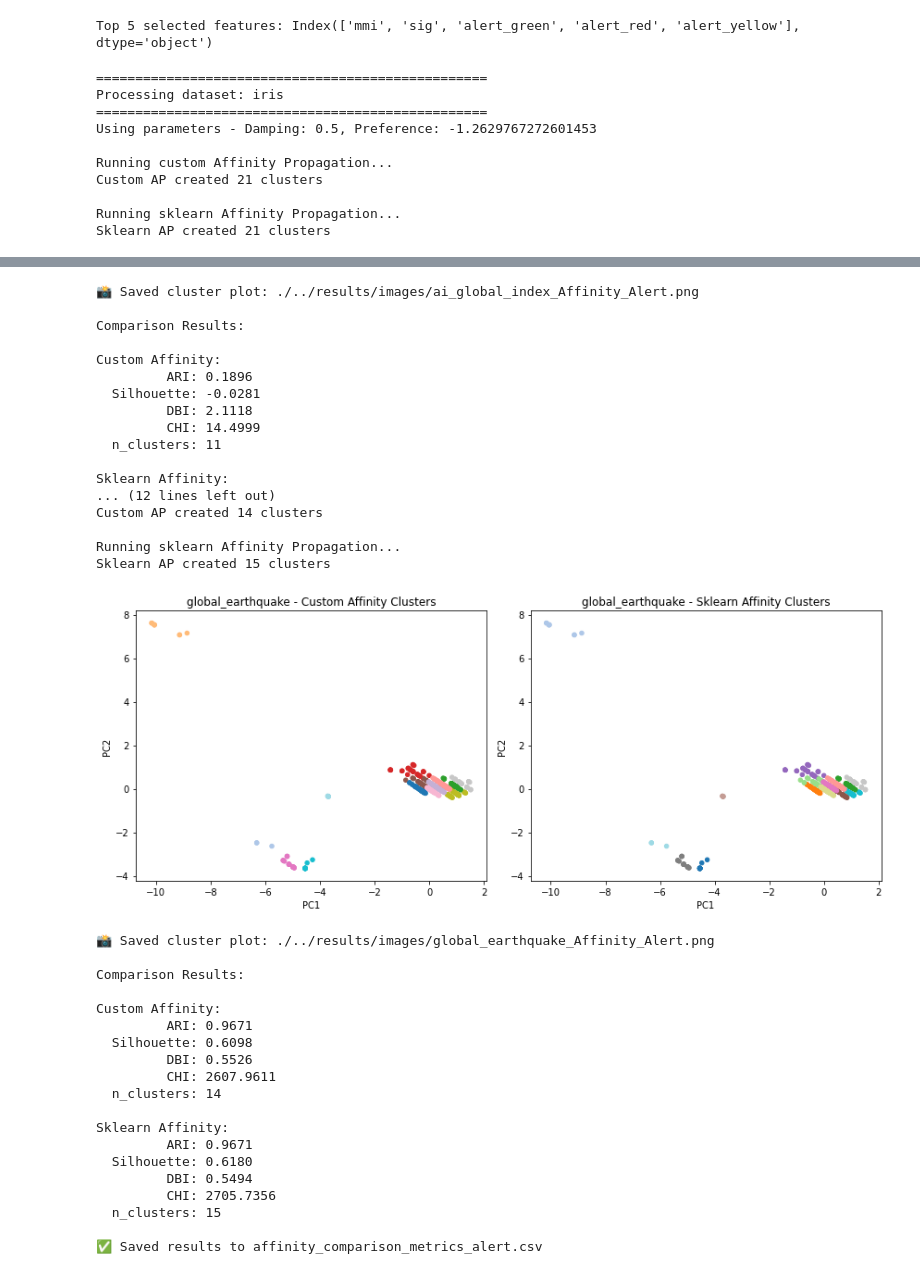
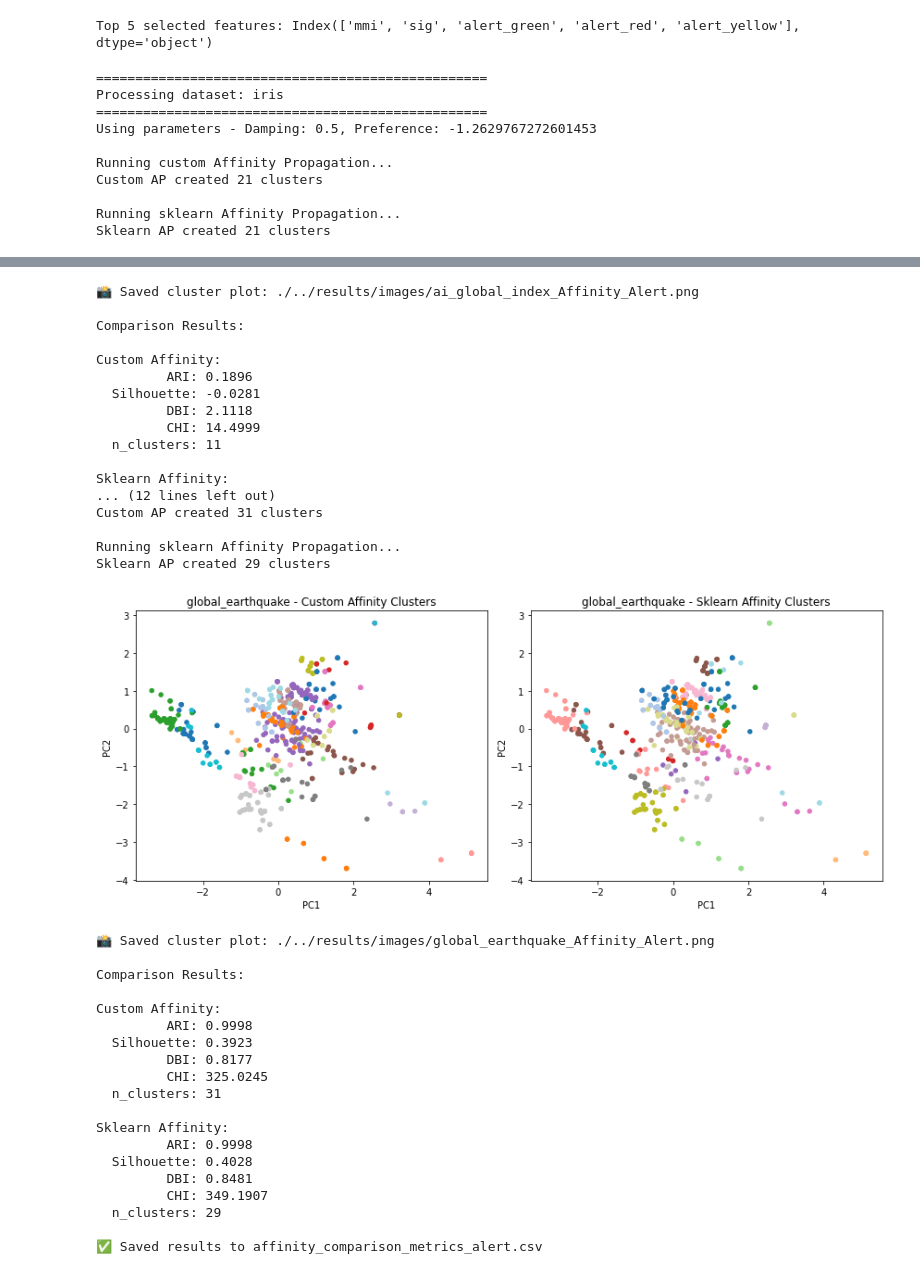
Before and after one commit to gideonpeters/comp6651-project, a Jupyter notebook: scripts/06-newaffinity.ipynb, the cells around one changed output, grey strips where cells are left out. Cells and saved outputs as stored; diff of their text form; code cells hidden in the pictures.

```diff
--- a/scripts/06-newaffinity.ipynb
+++ b/scripts/06-newaffinity.ipynb
@@ -581,6 +618,7 @@ print("Top 5 selected features:", selected_features)
 # %% [output]
 Top 5 selected features: Index(['mmi', 'sig', 'alert_green', 'alert_red', 'alert_yellow'], dtype='object')
 # %%
+selected_features = ['sig', 'longitude', 'latitude', 'dmin', 'magnitude']
 X_reduced = X[selected_features]
 X_reduced_scaled = StandardScaler().fit_transform(X_reduced)
 
@@ -774,52 +812,52 @@ Comparison Results:
 
 Custom Affinity:
          ARI: 1.0000
   Silhouette: 0.3440
          DBI: 0.7983
          CHI: 161.5491
   n_clusters: 21
 
 Sklearn Affinity:
 ... (13 lines left out)
 Custom AP created 11 clusters
 
 Running sklearn Affinity Propagation...
 Sklearn AP created 2 clusters
 [figure]
 📸 Saved cluster plot: ./../results/images/ai_global_index_Affinity_Alert.png
 
 Comparison Results:
 
 Custom Affinity:
          ARI: 0.1896
   Silhouette: -0.0281
          DBI: 2.1118
          CHI: 14.4999
   n_clusters: 11
 
 Sklearn Affinity:
 ... (12 lines left out)
-Custom AP created 14 clusters
+Custom AP created 31 clusters
 
 Running sklearn Affinity Propagation...
-Sklearn AP created 15 clusters
+Sklearn AP created 29 clusters
-[figure, old version]
+[figure, new version]
 📸 Saved cluster plot: ./../results/images/global_earthquake_Affinity_Alert.png
 
 Comparison Results:
 
 Custom Affinity:
-         ARI: 0.9671
-  Silhouette: 0.6098
-         DBI: 0.5526
-         CHI: 2607.9611
-  n_clusters: 14
+         ARI: 0.9998
+  Silhouette: 0.3923
+         DBI: 0.8177
+         CHI: 325.0245
+  n_clusters: 31
 
 Sklearn Affinity:
-         ARI: 0.9671
-  Silhouette: 0.6180
-         DBI: 0.5494
-         CHI: 2705.7356
-  n_clusters: 15
+         ARI: 0.9998
+  Silhouette: 0.4028
+         DBI: 0.8481
+         CHI: 349.1907
+  n_clusters: 29
 
 ✅ Saved results to affinity_comparison_metrics_alert.csv
```
Also changed, not shown: parts of 3 cells of this notebook, 13 other files.
